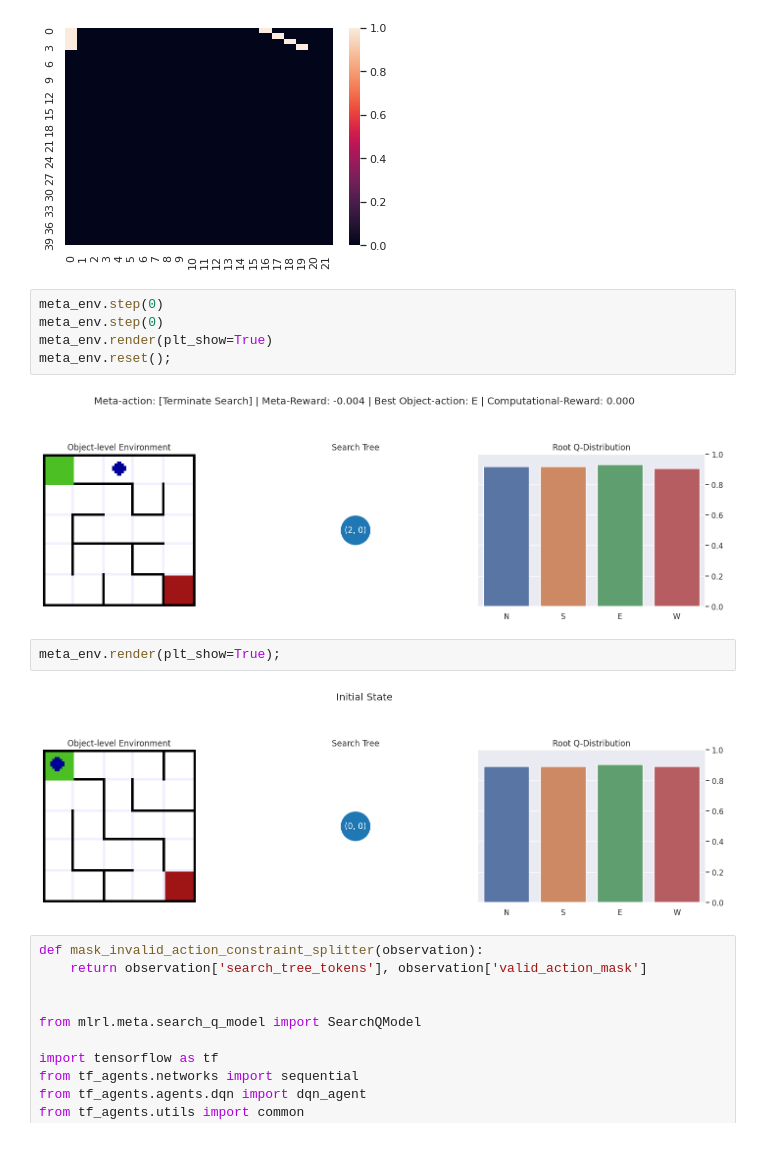
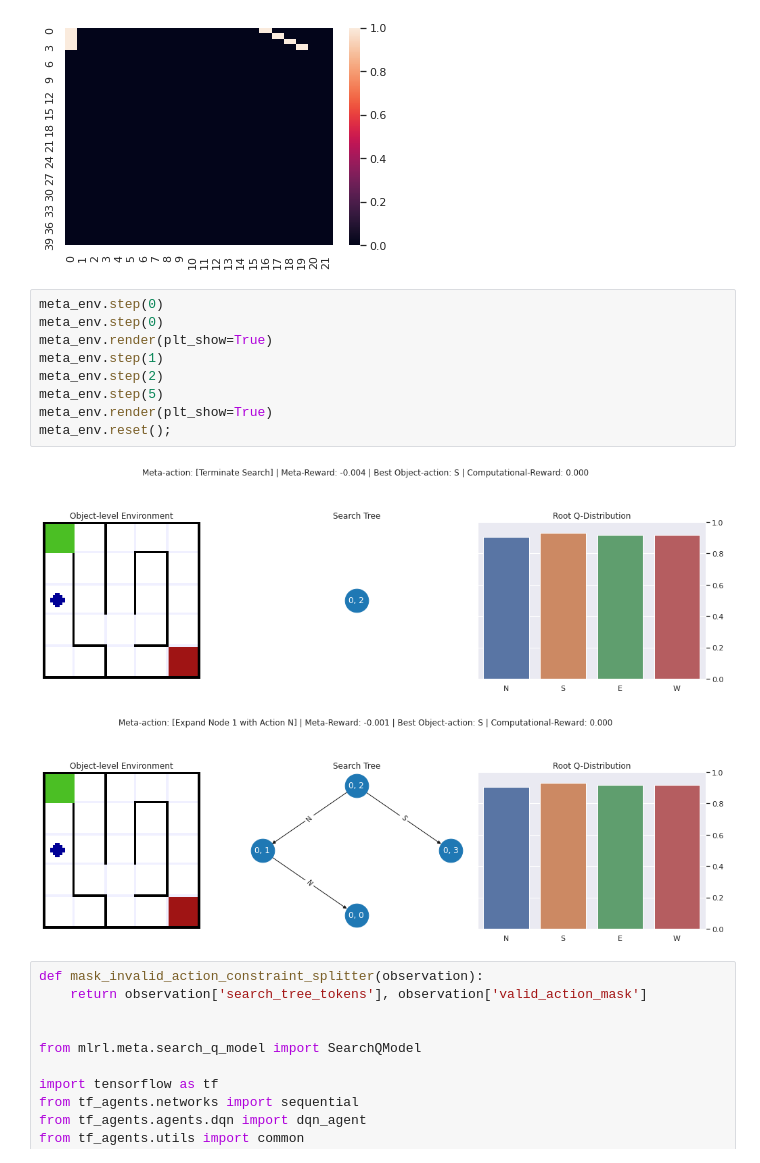
Before and after one commit to justinsvegliato/meta-level-reinforcement-learning, a Jupyter notebook: Maze Meta-level.ipynb, the cells around one changed output. Drawn from its saved outputs; the diff is of its cells as text.

```diff
--- a/Maze Meta-level.ipynb
+++ b/Maze Meta-level.ipynb
@@ -43,14 +39,15 @@ sns.heatmap(tokens[0].numpy())
 # %%
 meta_env.step(0)
 meta_env.step(0)
 meta_env.render(plt_show=True)
+meta_env.step(1)
+meta_env.step(2)
+meta_env.step(5)
+meta_env.render(plt_show=True)
 meta_env.reset();
 # %% [output]
-[figure, old version]
+[figure, new version]
+[figure, added]
-# %%
-meta_env.render(plt_show=True);
-# %% [output]
-[figure, removed]
 # %%
 def mask_invalid_action_constraint_splitter(observation):
     return observation['search_tree_tokens'], observation['valid_action_mask']
```
Also changed, not shown: parts of 1 cell of this notebook, 4 other files.
